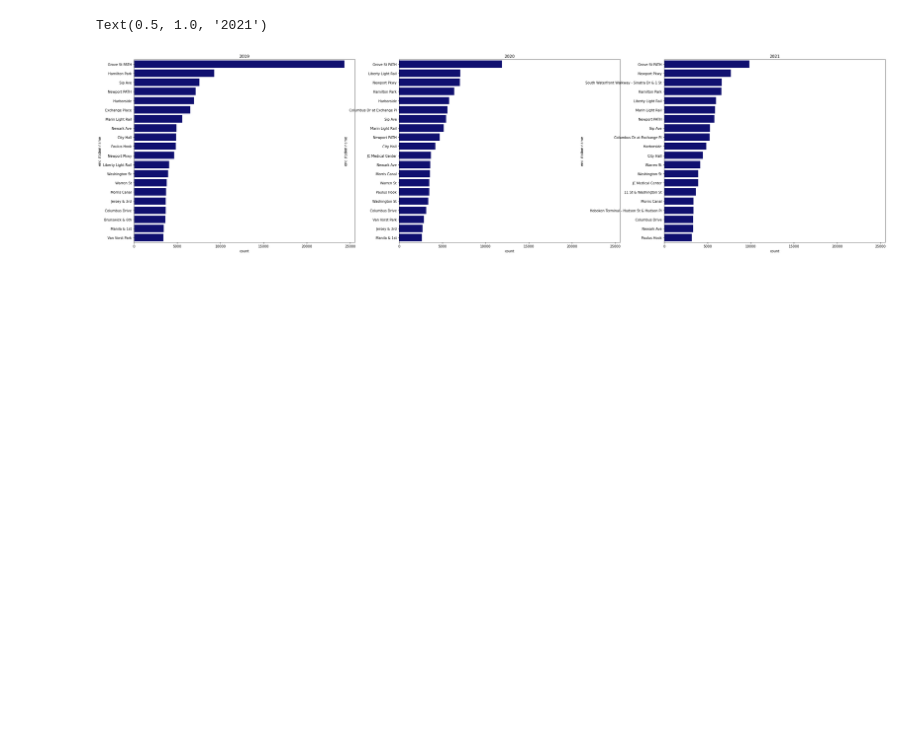
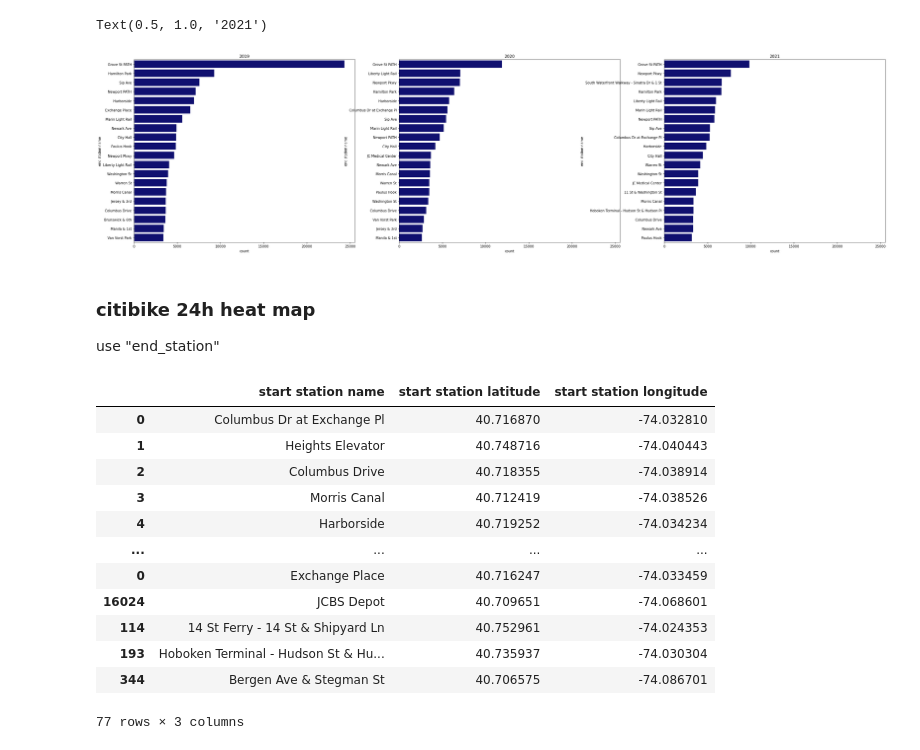
Before and after one commit to eveshi/postpandemic-citi-bike-usage, a Jupyter notebook: citibike.ipynb, the cells around one changed output. Saved outputs shown, nothing was run; the diff lists cells and outputs as text; code cells hidden in the pictures; blank space fills up the shorter version.

```diff
--- a/citibike.ipynb
+++ b/citibike.ipynb
@@ -107,3 +107,6 @@ ax3.set_title("2021")
 # %% [output]
 Text(0.5, 1.0, '2021')
 [figure]
+# %% [markdown]
+### citibike 24h heat map
+use "end_station"
@@ -109,0 +117,17 @@ Text(0.5, 1.0, '2021')
+# %%
+stations = data[["start station name", "start station latitude", "start station longitude"]].drop_duplicates(subset=["start station name"])
+stations
+# %% [output]
+|  | start station name | start station latitude | start station longitude |
+| 0 | Columbus Dr at Exchange Pl | 40.716870 | -74.032810 |
+| 1 | Heights Elevator | 40.748716 | -74.040443 |
+| 2 | Columbus Drive | 40.718355 | -74.038914 |
+| 3 | Morris Canal | 40.712419 | -74.038526 |
+| 4 | Harborside | 40.719252 | -74.034234 |
+| ... | ... | ... | ... |
+| 0 | Exchange Place | 40.716247 | -74.033459 |
+| 16024 | JCBS Depot | 40.709651 | -74.068601 |
+| 114 | 14 St Ferry - 14 St & Shipyard Ln | 40.752961 | -74.024353 |
+| 193 | Hoboken Terminal - Hudson St & Hu... | 40.735937 | -74.030304 |
+| 344 | Bergen Ave & Stegman St | 40.706575 | -74.086701 |
+77 rows × 3 columns
```
Also changed, not shown: parts of 6 cells of this notebook, 19 other files.
